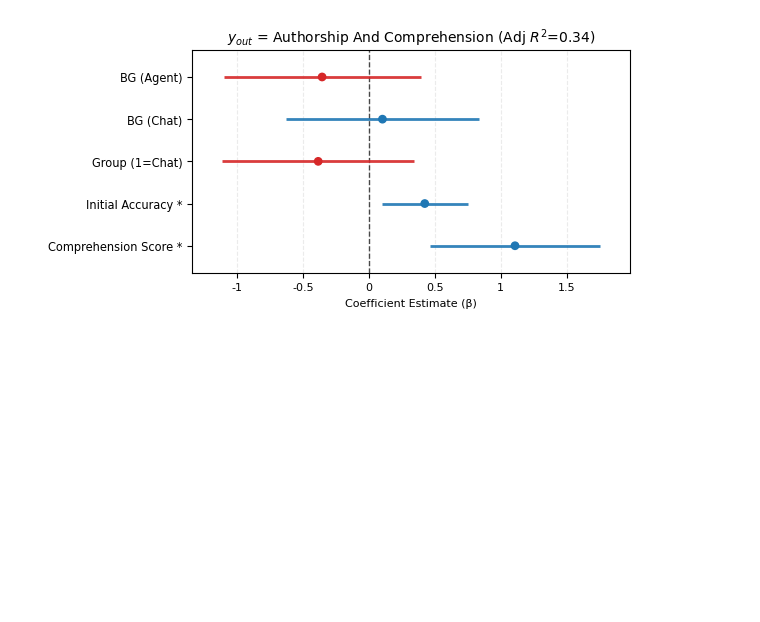
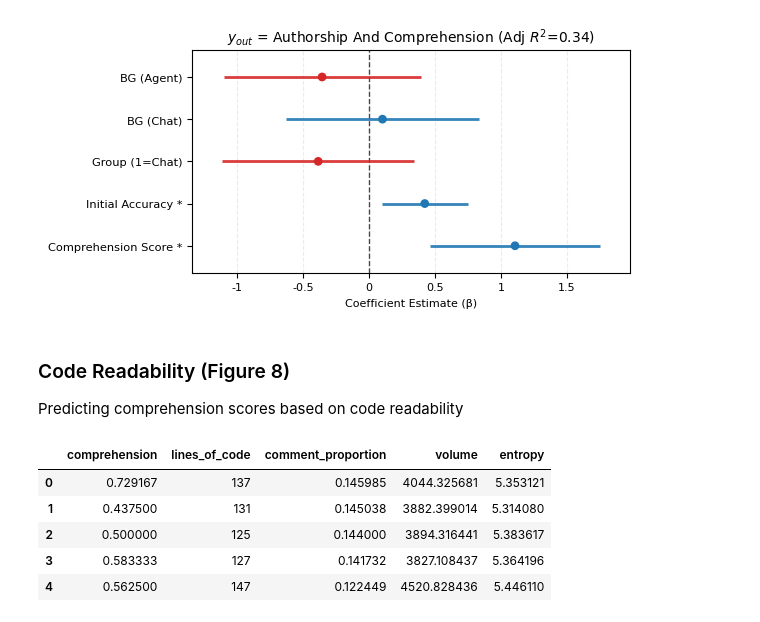
Before and after one commit to nbalepur/impaired-programming, a Jupyter notebook: analysis/User Outcomes and Regression (Section 3).ipynb, the cells around one changed output. Saved outputs shown, nothing was run; the diff lists cells and outputs as text; code cells hidden in the pictures; blank space fills up the shorter version.

```diff
--- a/analysis/User Outcomes and Regression (Section 3).ipynb
+++ b/analysis/User Outcomes and Regression (Section 3).ipynb
@@ -905,3 +905,7 @@ fig.tight_layout(pad=0.65)
 plt.show()
 # %% [output]
 [figure]
+# %% [markdown]
+### Code Readability (Figure 8)
+
+Predicting comprehension scores based on code readability
@@ -907,0 +984,27 @@ plt.show()
+# %%
+import json
+import pandas as pd
+
+readability_df = {
+    'comprehension': [],
+}
+
+df_agent = df[df['experiment_group'] == 'agent']
+df_agent_subset = df_agent[['initial_code', 'authorship_and_comprehension']]
+for _, (code, comp) in df_agent_subset.iterrows():
+    readability_metrics = compute_readability(json.loads(code)["frontend.js"])
+    for k, v in readability_metrics.items():
+        arr = readability_df.get(k, [])
+        arr.append(v)
+        readability_df[k] = arr
+    readability_df['comprehension'].append(comp)
+
+readability_df = pd.DataFrame(readability_df)
+readability_df.head()
+# %% [output]
+|  | comprehension | lines_of_code | comment_proportion | volume | entropy |
+| 0 | 0.729167 | 137 | 0.145985 | 4044.325681 | 5.353121 |
+| 1 | 0.437500 | 131 | 0.145038 | 3882.399014 | 5.314080 |
+| 2 | 0.500000 | 125 | 0.144000 | 3894.316441 | 5.383617 |
+| 3 | 0.583333 | 127 | 0.141732 | 3827.108437 | 5.364196 |
+| 4 | 0.562500 | 147 | 0.122449 | 4520.828436 | 5.446110 |
```
Also changed, not shown: parts of 7 cells of this notebook, 4 other files.
